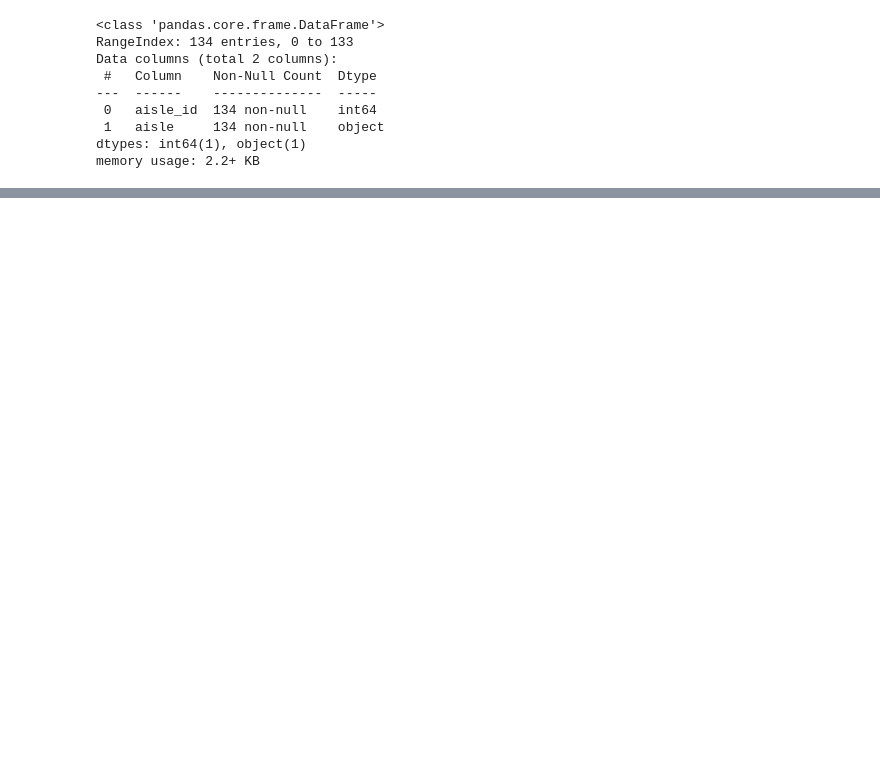
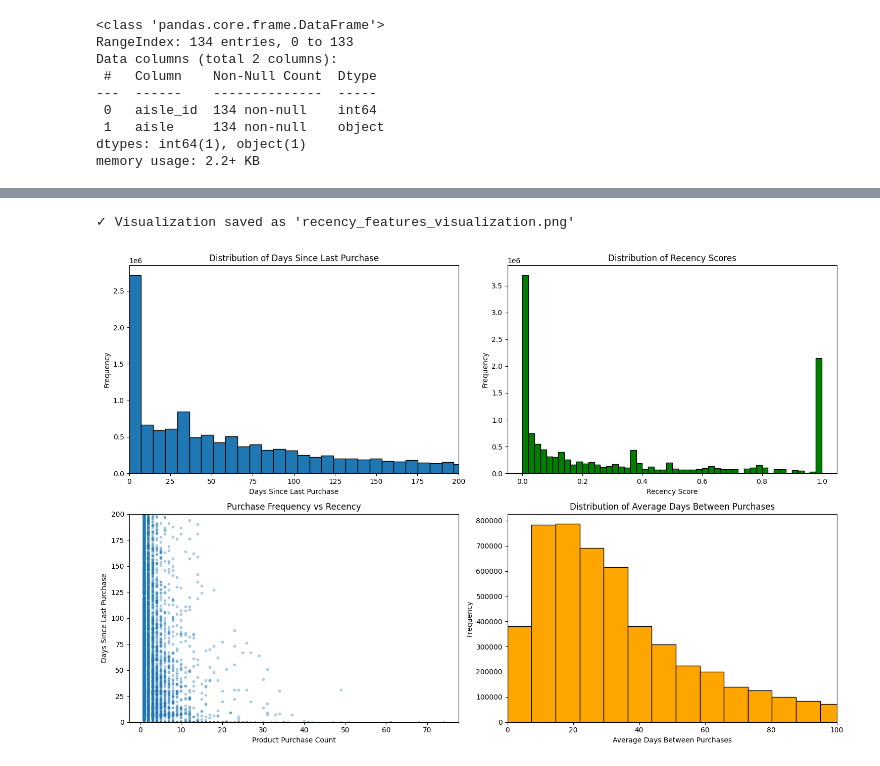
Before and after one commit to OAjames/Predicting_customer_purchase_behavior, a Jupyter notebook: Instacart_(Customer_Behaviour).ipynb, the cells around one changed output, grey strips where cells are left out. Drawn from its saved outputs; the diff is of its cells as text; code cells hidden in the pictures; blank space fills up the shorter version.

```diff
--- a/Instacart_(Customer_Behaviour).ipynb
+++ b/Instacart_(Customer_Behaviour).ipynb
@@ -135,0 +557,19 @@ memory usage: 2.2+ KB
+# %%
+user_features = prior_orders.groupby('user_id').agg({
+    'order_number': 'max',  # Total number of orders
+    'days_since_prior_order': ['mean', 'std', 'min', 'max'],  # Order frequency patterns
+}).reset_index()
+
+user_features.columns = ['user_id', 'total_orders', 'avg_order_interval',
+                         'std_order_interval', 'min_order_interval', 'max_order_interval']
+
+# Average basket size
+basket_sizes = prior_orders_detail.groupby(['user_id', 'order_id']).size().reset_index(name='basket_size')
+avg_basket_size = basket_sizes.groupby('user_id')['basket_size'].mean().reset_index()
+avg_basket_size.columns = ['user_id', 'avg_basket_size']
+
+user_features = user_features.merge(avg_basket_size, on='user_id', how='left')
+
+print("\nUser-level features:")
+print(user_features.head())
+print(f"User features shape: {user_features.shape}")
@@ -135,0 +704,44 @@ memory usage: 2.2+ KB
+# %%
+try:
+    fig, axes = plt.subplots(2, 2, figsize=(15, 10))
+
+    # Plot 1: Distribution of days since last purchase
+    axes[0, 0].hist(master_dataset['days_since_last_purchase'].dropna(), bins=50, edgecolor='black')
+    axes[0, 0].set_xlabel('Days Since Last Purchase')
+    axes[0, 0].set_ylabel('Frequency')
+    axes[0, 0].set_title('Distribution of Days Since Last Purchase')
+    axes[0, 0].set_xlim(0, 200)
+
+    # Plot 2: Recency score distribution
+    axes[0, 1].hist(master_dataset['recency_score'].dropna(), bins=50, edgecolor='black', color='green')
+    axes[0, 1].set_xlabel('Recency Score')
+    axes[0, 1].set_ylabel('Frequency')
+    axes[0, 1].set_title('Distribution of Recency Scores')
+
+    # Plot 3: Purchase count vs days since last purchase
+    sample_data = master_dataset.sample(min(10000, len(master_dataset)))
+    axes[1, 0].scatter(sample_data['product_purchase_count'],
+                      sample_data['days_since_last_purchase'],
+                      alpha=0.3, s=10)
+    axes[1, 0].set_xlabel('Product Purchase Count')
+    axes[1, 0].set_ylabel('Days Since Last Purchase')
+    axes[1, 0].set_title('Purchase Frequency vs Recency')
+    axes[1, 0].set_ylim(0, 200)
+
+    # Plot 4: Average days between purchases
+    axes[1, 1].hist(master_dataset['avg_days_between_purchases'].dropna(),
+                   bins=50, edgecolor='black', color='orange')
+    axes[1, 1].set_xlabel('Average Days Between Purchases')
+    axes[1, 1].set_ylabel('Frequency')
+    axes[1, 1].set_title('Distribution of Average Days Between Purchases')
+    axes[1, 1].set_xlim(0, 100)
+
+    plt.tight_layout()
+    plt.savefig('recency_features_visualization.png', dpi=300, bbox_inches='tight')
+    print("✓ Visualization saved as 'recency_features_visualization.png'")
+
+except Exception as e:
+    print(f"Note: Could not create visualization. Error: {e}")
+# %% [output]
+✓ Visualization saved as 'recency_features_visualization.png'
+[figure, added]
```
Also changed, not shown: parts of 44 cells of this notebook.
